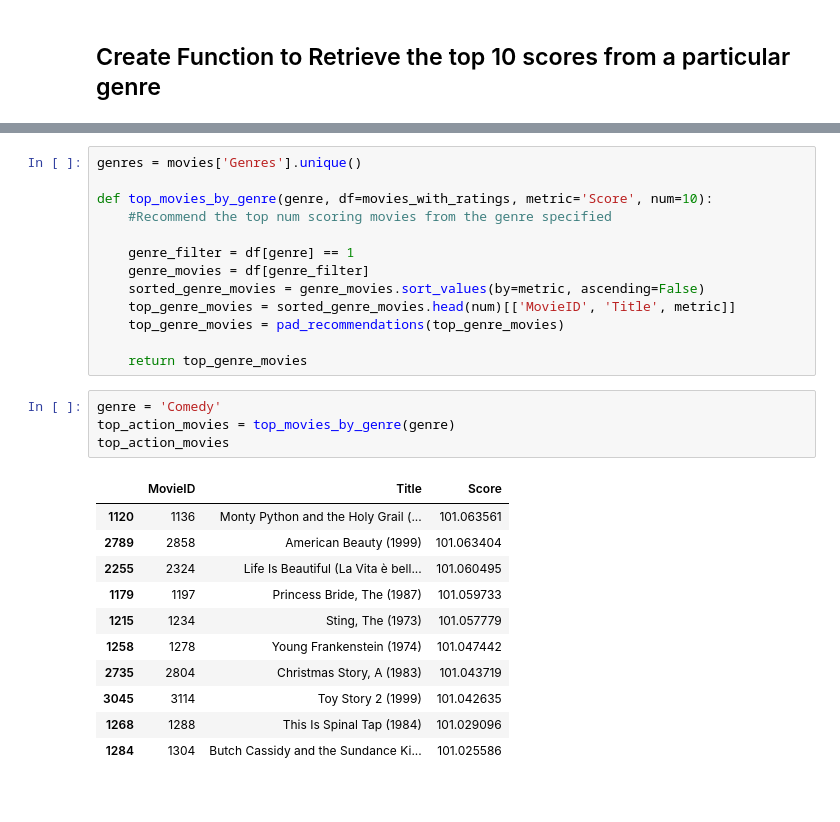
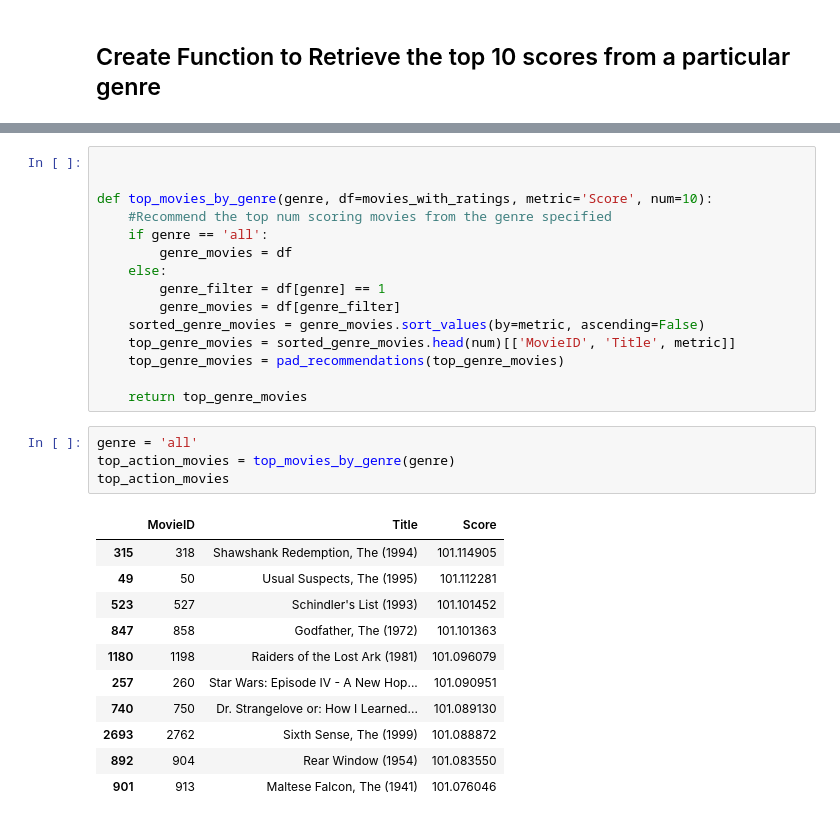
Before and after one commit to NealRyan/CS_598_Project_4-Movie_Recommender_System, a Jupyter notebook: Initial Model and System 1.ipynb, the cells around one changed output, grey strips where cells are left out. Cells and saved outputs as stored; diff of their text form.

```diff
--- a/Initial Model and System 1.ipynb
+++ b/Initial Model and System 1.ipynb
@@ -191,29 +212,31 @@ movies_with_ratings.sort_values(by='Score', ascending=False)
 # %%
-genres = movies['Genres'].unique()
+
 
 def top_movies_by_genre(genre, df=movies_with_ratings, metric='Score', num=10):
     #Recommend the top num scoring movies from the genre specified
-
-    genre_filter = df[genre] == 1
-    genre_movies = df[genre_filter]
+    if genre == 'all':
+        genre_movies = df
+    else:
+        genre_filter = df[genre] == 1
+        genre_movies = df[genre_filter]
     sorted_genre_movies = genre_movies.sort_values(by=metric, ascending=False)
     top_genre_movies = sorted_genre_movies.head(num)[['MovieID', 'Title', metric]]
     top_genre_movies = pad_recommendations(top_genre_movies)
 
     return top_genre_movies
 # %%
-genre = 'Comedy'
+genre = 'all'
 top_action_movies = top_movies_by_genre(genre)
 top_action_movies
 # %% [output]
 |  | MovieID | Title | Score |
-| 1120 | 1136 | Monty Python and the Holy Grail (... | 101.063561 |
-| 2789 | 2858 | American Beauty (1999) | 101.063404 |
-| 2255 | 2324 | Life Is Beautiful (La Vita è bell... | 101.060495 |
-| 1179 | 1197 | Princess Bride, The (1987) | 101.059733 |
-| 1215 | 1234 | Sting, The (1973) | 101.057779 |
-| 1258 | 1278 | Young Frankenstein (1974) | 101.047442 |
-| 2735 | 2804 | Christmas Story, A (1983) | 101.043719 |
-| 3045 | 3114 | Toy Story 2 (1999) | 101.042635 |
-| 1268 | 1288 | This Is Spinal Tap (1984) | 101.029096 |
-| 1284 | 1304 | Butch Cassidy and the Sundance Ki... | 101.025586 |
+| 315 | 318 | Shawshank Redemption, The (1994) | 101.114905 |
+| 49 | 50 | Usual Suspects, The (1995) | 101.112281 |
+| 523 | 527 | Schindler's List (1993) | 101.101452 |
+| 847 | 858 | Godfather, The (1972) | 101.101363 |
+| 1180 | 1198 | Raiders of the Lost Ark (1981) | 101.096079 |
+| 257 | 260 | Star Wars: Episode IV - A New Hop... | 101.090951 |
+| 740 | 750 | Dr. Strangelove or: How I Learned... | 101.089130 |
+| 2693 | 2762 | Sixth Sense, The (1999) | 101.088872 |
+| 892 | 904 | Rear Window (1954) | 101.083550 |
+| 901 | 913 | Maltese Falcon, The (1941) | 101.076046 |
```
Also changed, not shown: parts of 1 cell of this notebook, 3 other files.
